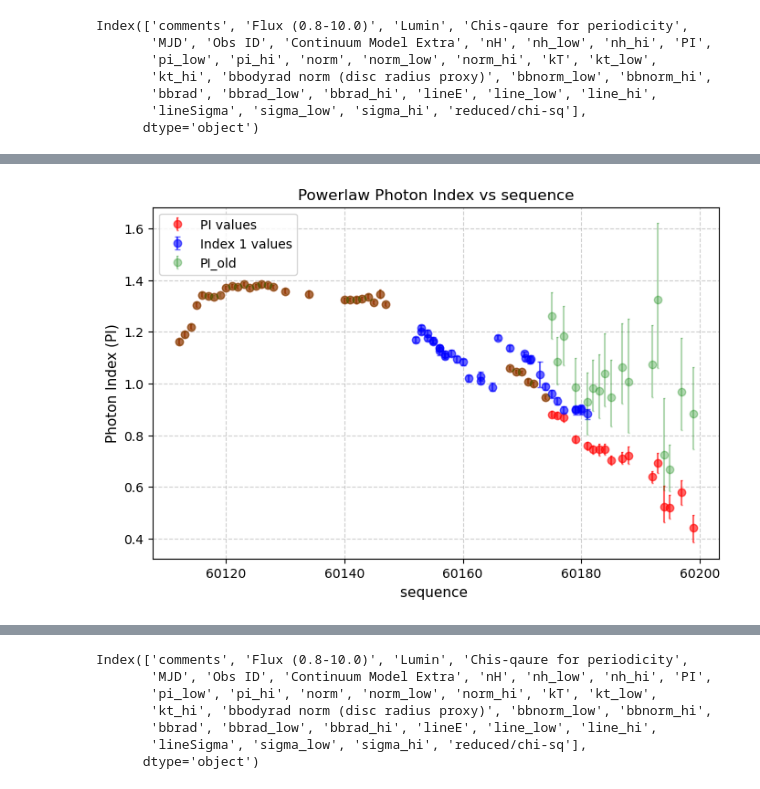
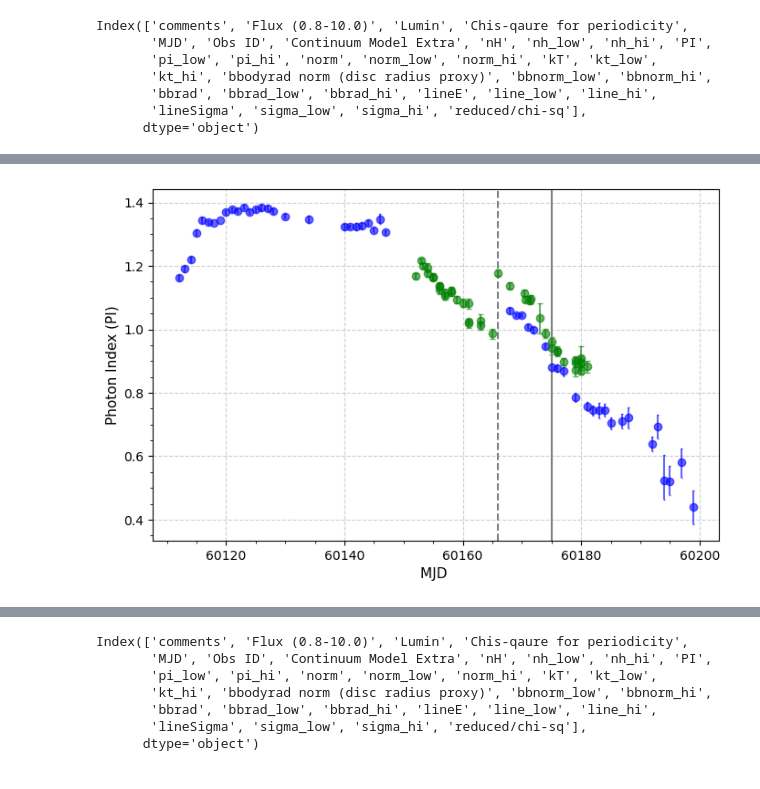
Before and after one commit to supremeKAI40/ULXP_thesis_analysis, a Jupyter notebook: hxmt/nb_hxmt_reporting_spectra.ipynb, the cells around one changed output, grey strips where cells are left out. Saved outputs shown, nothing was run; the diff lists cells and outputs as text; code cells hidden in the pictures.

```diff
--- a/hxmt/nb_hxmt_reporting_spectra.ipynb
+++ b/hxmt/nb_hxmt_reporting_spectra.ipynb
@@ -236,32 +236,32 @@ memory usage: 14.2+ KB
 # %%
 plt.figure(figsize=(8, 5))
 
 yerr = [np.abs(df_2['index_err_low']), np.abs(df_2['index_err_high'])]
-plt.errorbar(df_2['MJD'], df_2['index'], yerr=yerr, fmt='o', capsize=1, color='r', label='PI values',alpha=0.6)
+plt.errorbar(df_2['MJD'], df_2['index'], yerr=yerr, fmt='o', capsize=1, color='b', label='NICER',alpha=0.6)
 yerr2 = np.array([df['index_1_err_low'], df['index_1_err_high']])
-plt.errorbar(df['MJD'], df['index_1'], yerr=yerr2, fmt='o', capsize=2, color='b', label='Index 1 values', alpha=0.6)
+plt.errorbar(df['MJD'], df['index_1'], yerr=yerr2, fmt='o', capsize=2, color='g', label='HXMT', alpha=0.6)
+plt.axvline(x=60166,color="grey",linestyle="--")
+plt.axvline(x=60175,color="grey",linestyle="-")
+# yerr_old=[np.abs(df_old['pi_low']), np.abs(df_old['pi_hi'])]
+# plt.errorbar(df_old['MJD'], df_old['PI'], yerr=yerr_old, fmt='o', capsize=1, color='g', label='PI_old',alpha=0.3)
 
-yerr_old=[np.abs(df_old['pi_low']), np.abs(df_old['pi_hi'])]
-plt.errorbar(df_old['MJD'], df_old['PI'], yerr=yerr_old, fmt='o', capsize=1, color='g', label='PI_old',alpha=0.3)
-
-plt.title("Powerlaw Photon Index vs sequence", fontsize=12)
-plt.xlabel("sequence ", fontsize=11)
+plt.xlabel("MJD ", fontsize=11)
 plt.ylabel("Photon Index (PI)", fontsize=11)
 plt.grid(True, linestyle='--', alpha=0.6)
 #plt.xlim(60150,60181)
-plt.legend()
+plt.minorticks_on()
 plt.show()
 
 # plot_asymmetric_errorbars(
 #     df,
 #     x_col='seq',
 #     y_col='index_1',
 #     yerr_low_col='index_1_err_low',
 #     yerr_high_col='index_1_err_high',
 #     xlabel='Observation Index',
 #     ylabel='Photon Index 1',
 #     title='Photon Index 1 with Asymmetric Errors',
 #     color='tab:green'
 # )
 # %% [output]
-[figure, old version]
+[figure, new version]
```
Also changed, not shown: parts of 17 cells of this notebook, 6 other files.
